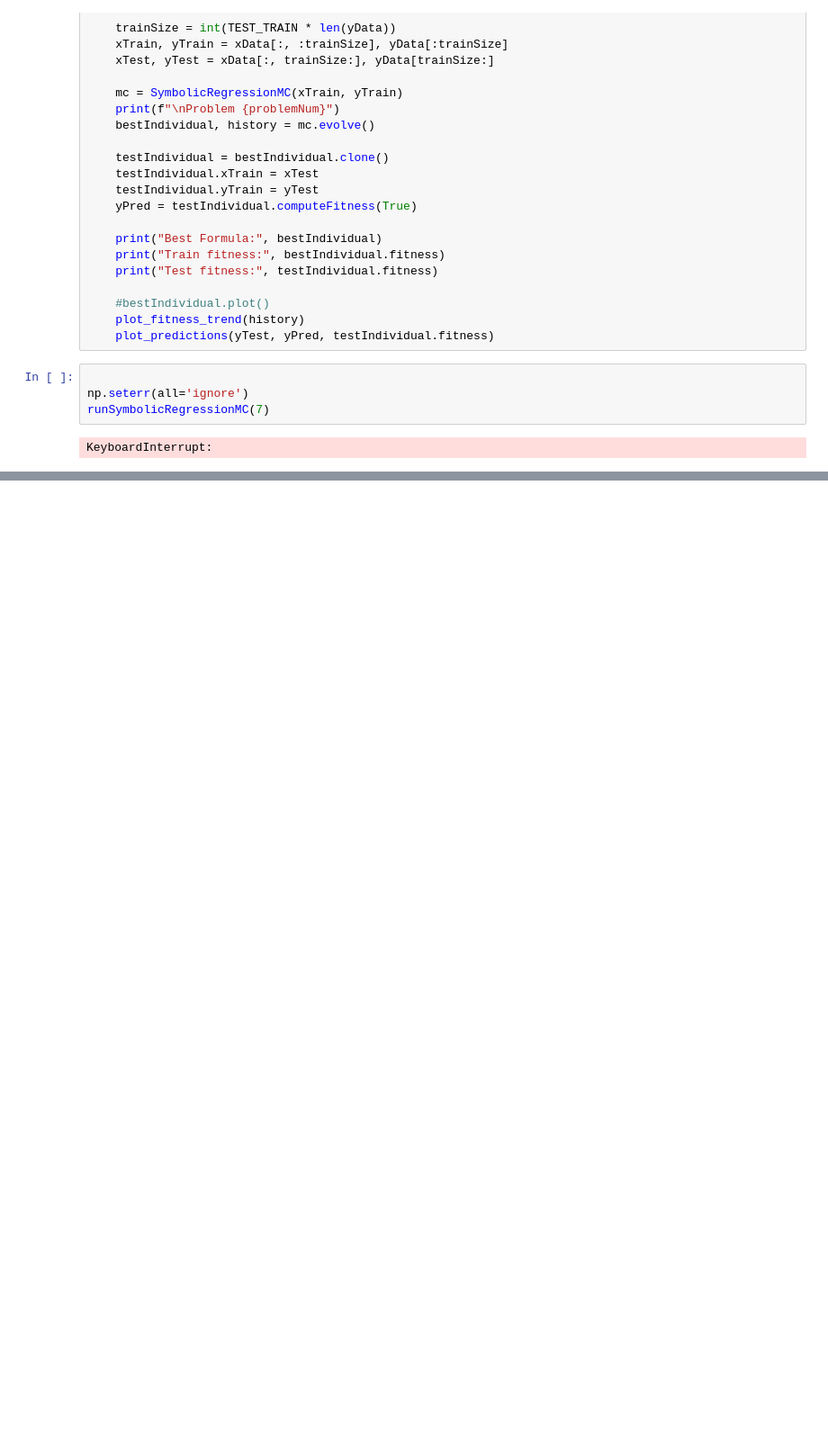
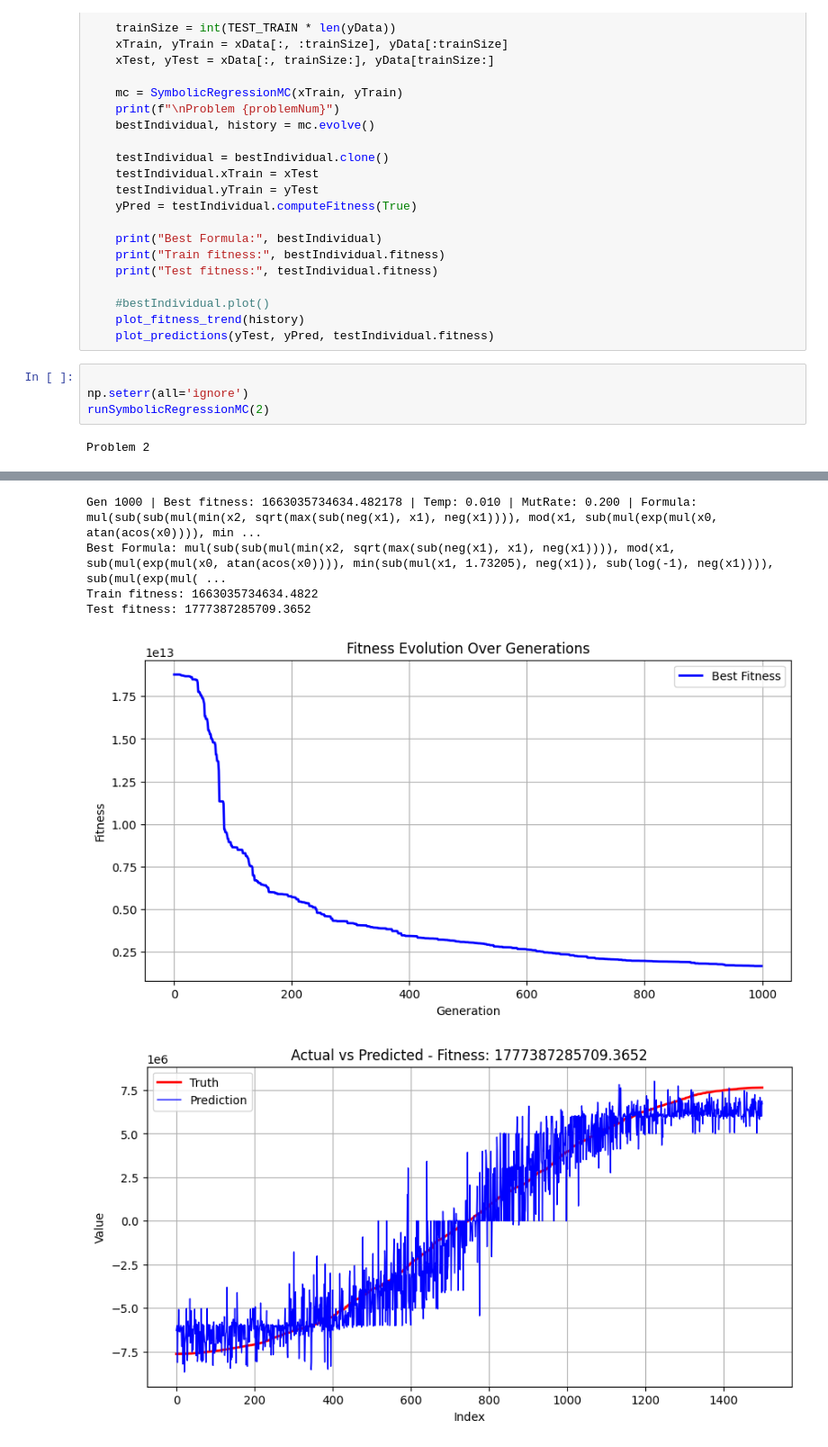
Before and after one commit to criicky/CI2024_project-work, a Jupyter notebook: symbolicRegression.ipynb, the cells around one changed output, grey strips where cells are left out. Shown at 90% size. Cells and saved outputs as stored; diff of their text form; blank space fills up the shorter version.

```diff
--- a/symbolicRegression.ipynb
+++ b/symbolicRegression.ipynb
@@ -356,6 +356,6 @@ def runSymbolicRegressionMC(problemNum):
 # %%
 
 np.seterr(all='ignore')
-runSymbolicRegressionMC(7)
+runSymbolicRegressionMC(2)
 # %% [output]
-KeyboardInterrupt:
+Problem 2
@@ -361,0 +371,6 @@ KeyboardInterrupt:
+Gen 1000 | Best fitness: 1663035734634.482178 | Temp: 0.010 | MutRate: 0.200 | Formula: mul(sub(sub(mul(min(x2, sqrt(max(sub(neg(x1), x1), neg(x1)))), mod(x1, sub(mul(exp(mul(x0, atan(acos(x0)))), min ...
+Best Formula: mul(sub(sub(mul(min(x2, sqrt(max(sub(neg(x1), x1), neg(x1)))), mod(x1, sub(mul(exp(mul(x0, atan(acos(x0)))), min(sub(mul(x1, 1.73205), neg(x1)), sub(log(-1), neg(x1)))), sub(mul(exp(mul( ...
+Train fitness: 1663035734634.4822
+Test fitness: 1777387285709.3652
+[figure, added]
+[figure, added]
```
Also changed, not shown: parts of 1 cell of this notebook, 2 other files.
